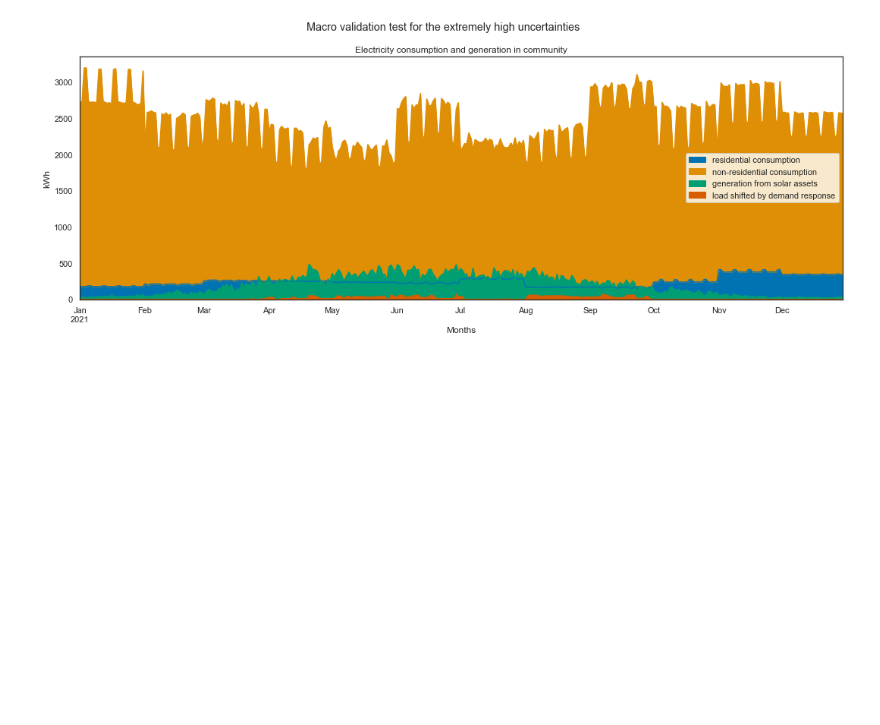
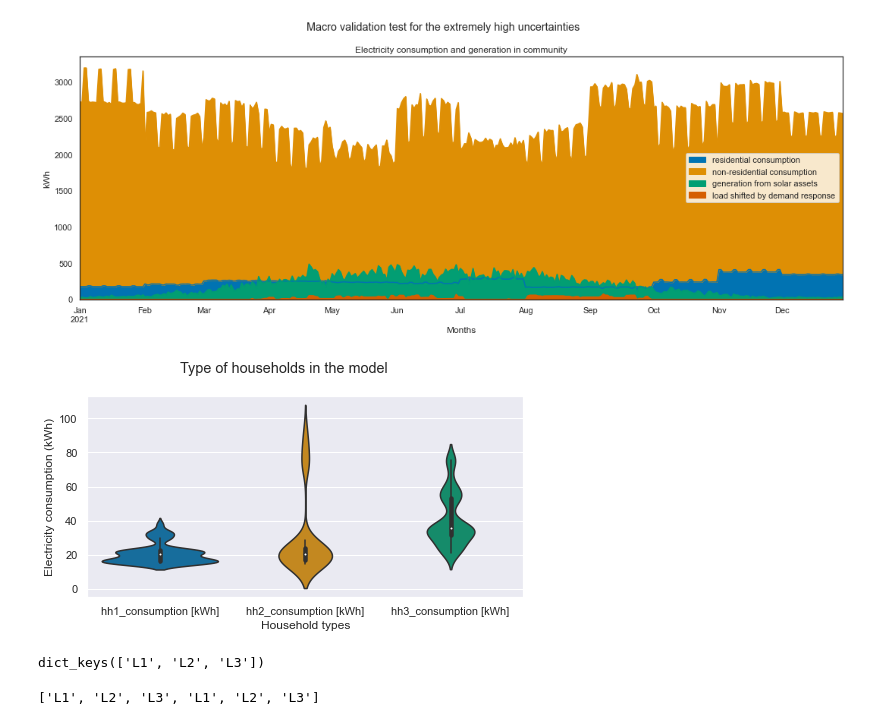
Before and after one commit to SoniAnmol/Modelling-Dutch-Energy-Communities, a Jupyter notebook: evidence_files/model_validation.ipynb, the cells around one changed output. Saved outputs shown, nothing was run; the diff lists cells and outputs as text; code cells hidden in the pictures; blank space fills up the shorter version.

Commit message:
model calibrated

```diff
--- a/evidence_files/model_validation.ipynb
+++ b/evidence_files/model_validation.ipynb
@@ -764,3 +760,30 @@ plt.tight_layout()
 fig.savefig('figures_validation/macro_extreme_high_uncertainty.png', dpi=300)
 # %% [output]
 [figure]
+# %%
+df = pd.DataFrame()
+for item in results['M1: realised_demand']:
+    df = df.append(item, ignore_index=True)
+df['date'] = pd.to_datetime(results['date'], format='%Y-%m-%d')
+df = df[1:]
+df.set_index('date', inplace=True)
+# %%
+df = df[['hh1_consumption [kWh]_1', 'hh2_consumption [kWh]_4', 'hh3_consumption [kWh]_2']]
+df = df.rename(columns = {'hh1_consumption [kWh]_1': 'hh1_consumption [kWh]',
+                          'hh2_consumption [kWh]_4': 'hh2_consumption [kWh]',
+                          'hh3_consumption [kWh]_2':'hh3_consumption [kWh]'})
+# %%
+fig, ax = plt.subplots(1, 1, figsize=(7, 4), sharex=True)
+sns.set_theme(palette='colorblind')
+
+sns.violinplot(data=df, showmeans=True, showmedians=True)
+
+fig.suptitle('Type of households in the model')
+plt.xlabel('Household types')
+plt.ylabel('Electricity consumption (kWh)')
+
+
+plt.tight_layout()
+fig.savefig('../images/Types_of_households_in_the_model.png', dpi=300)
+# %% [output]
+[figure, added]
@@ -766,0 +800,8 @@ fig.savefig('figures_validation/macro_extreme_high_uncertainty.png', dpi=300)
+# %%
+policy_levers.keys()
+# %% [output]
+dict_keys(['L1', 'L2', 'L3'])
+# %%
+list(policy_levers.keys()) + list(policy_levers.keys())
+# %% [output]
+['L1', 'L2', 'L3', 'L1', 'L2', 'L3']
```
Also changed, not shown: parts of 7 cells of this notebook, 33 other files.
